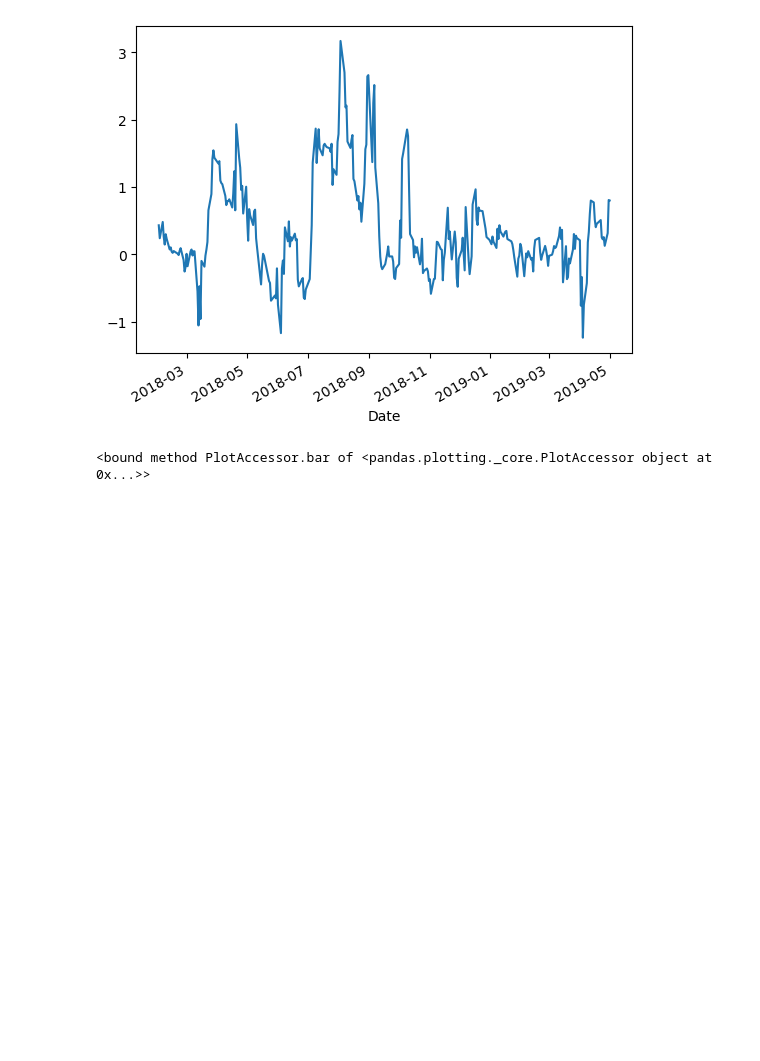
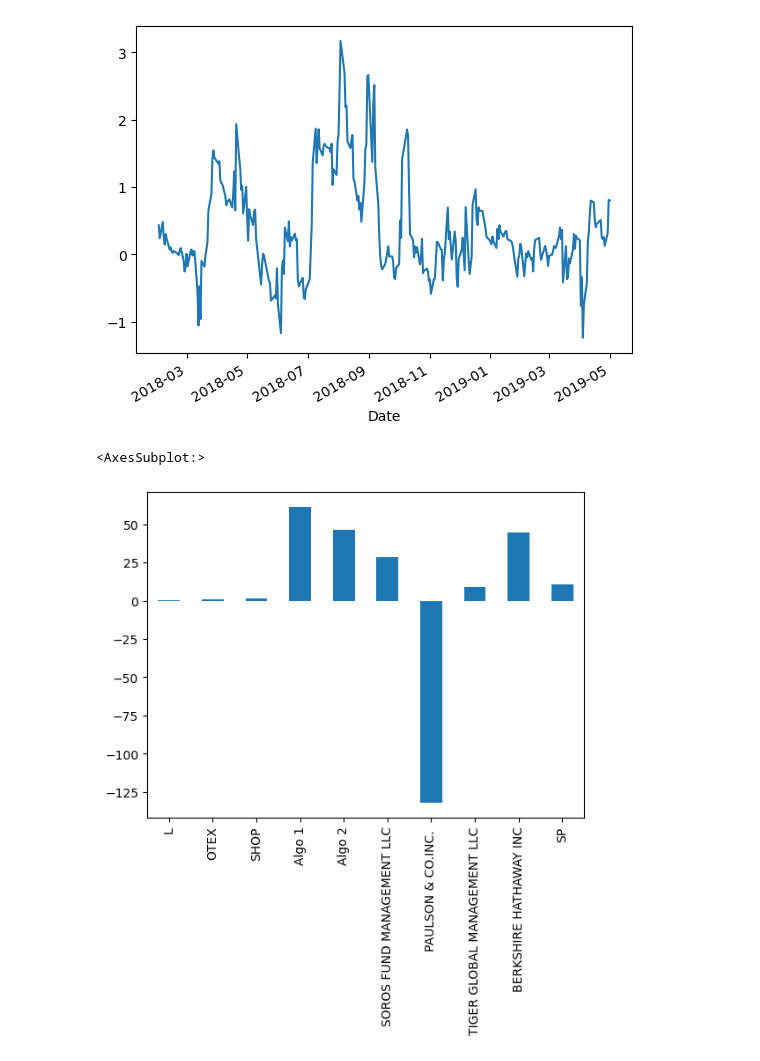
Before and after one commit to D1LD/Week4, a Jupyter notebook: week4 homework0001.ipynb, the cells around one changed output. Saved outputs shown, nothing was run; the diff lists cells and outputs as text; code cells hidden in the pictures; blank space fills up the shorter version.

```diff
--- a/week4 homework0001.ipynb
+++ b/week4 homework0001.ipynb
@@ -483,6 +492,7 @@ all3_beta.plot()
 # %%
 #sharpe ratio
 sharpe2=(all3.mean()*252)/(all3.std()*np.sqrt(252))
-sharpe2.plot.bar
+sharpe2.plot.bar()
 # %% [output]
-<bound method PlotAccessor.bar of <pandas.plotting._core.PlotAccessor object at 0x...>>
+<AxesSubplot:>
+[figure, added]
```
Also changed, not shown: parts of 3 cells of this notebook.
